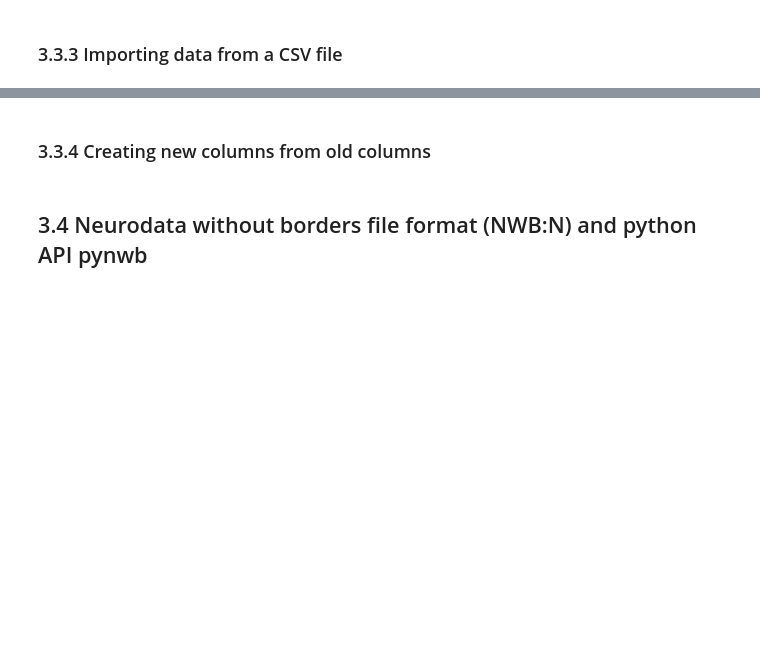
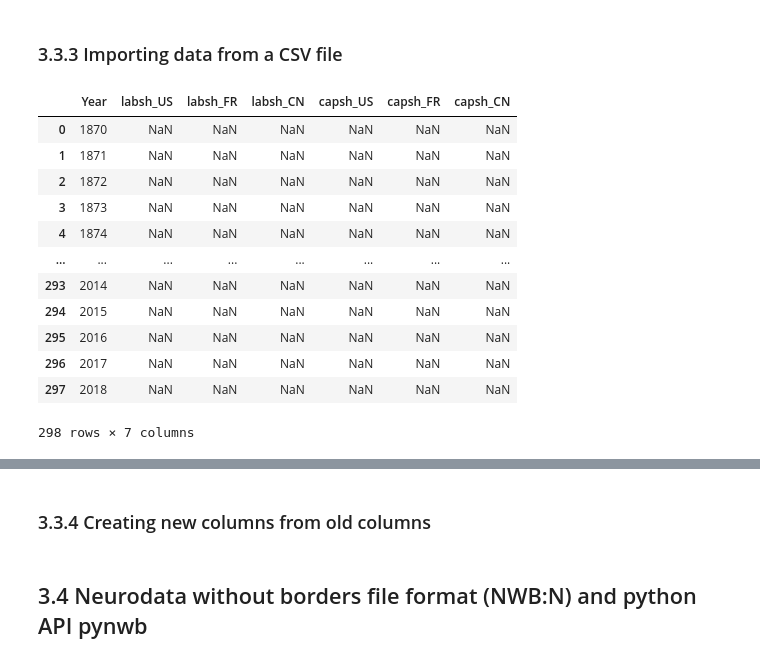
Before and after one commit to badralbanna/quantitative-neuroscience, a Jupyter notebook: (BFA) Ex 3 - Importing and manipulating data.ipynb, the cells around one changed output, grey strips where cells are left out. Drawn from its saved outputs; the diff is of its cells as text; code cells hidden in the pictures; blank space fills up the shorter version.

```diff
--- a/(BFA) Ex 3 - Importing and manipulating data.ipynb
+++ b/(BFA) Ex 3 - Importing and manipulating data.ipynb
@@ -446,2 +517,22 @@ import pandas as pd
 # %% [markdown]
 ### 3.3.3 Importing data from a CSV file
+# %%
+import os
+
+labcap_df = pd.read_csv(os.path.join("data", "WID_Data_sh_simple.csv"))
+# %%
+labcap_df
+# %% [output]
+|  | Year | labsh_US | labsh_FR | labsh_CN | capsh_US | capsh_FR | capsh_CN |
+| 0 | 1870 | NaN | NaN | NaN | NaN | NaN | NaN |
+| 1 | 1871 | NaN | NaN | NaN | NaN | NaN | NaN |
+| 2 | 1872 | NaN | NaN | NaN | NaN | NaN | NaN |
+| 3 | 1873 | NaN | NaN | NaN | NaN | NaN | NaN |
+| 4 | 1874 | NaN | NaN | NaN | NaN | NaN | NaN |
+| ... | ... | ... | ... | ... | ... | ... | ... |
+| 293 | 2014 | NaN | NaN | NaN | NaN | NaN | NaN |
+| 294 | 2015 | NaN | NaN | NaN | NaN | NaN | NaN |
+| 295 | 2016 | NaN | NaN | NaN | NaN | NaN | NaN |
+| 296 | 2017 | NaN | NaN | NaN | NaN | NaN | NaN |
+| 297 | 2018 | NaN | NaN | NaN | NaN | NaN | NaN |
+298 rows × 7 columns
```
Also changed, not shown: parts of 12 cells of this notebook.
